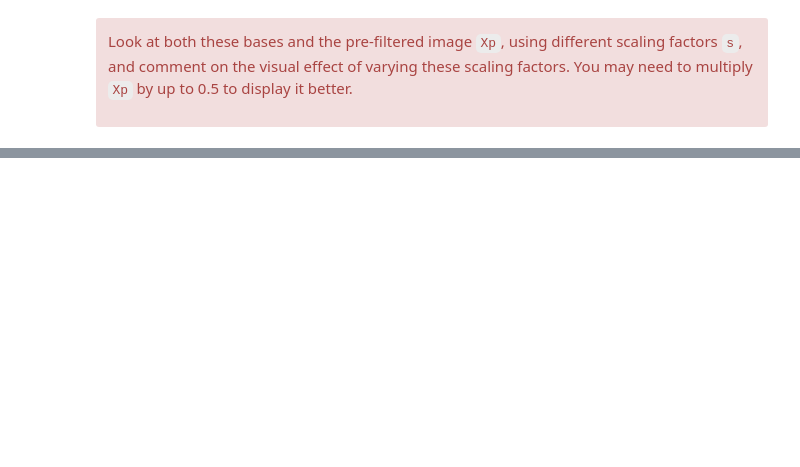
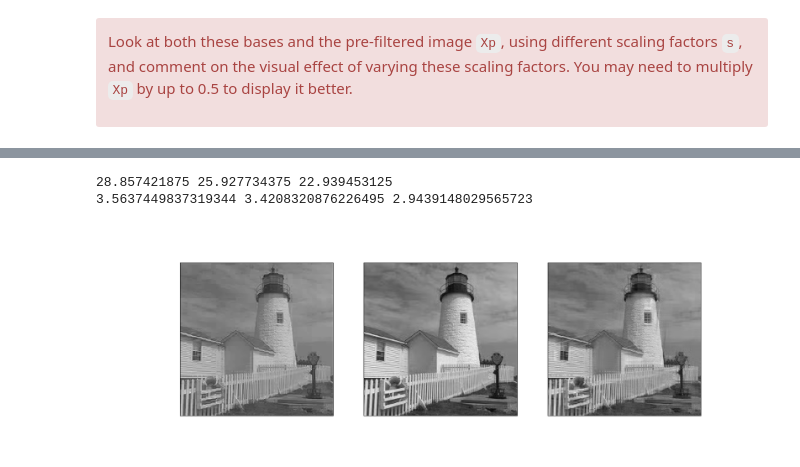
Before and after one commit to edwardtownsend/sf2, a Jupyter notebook: 8-lbt.ipynb, the cells around one changed output, grey strips where cells are left out. Drawn from its saved outputs; the diff is of its cells as text; code cells hidden in the pictures; blank space fills up the shorter version.

```diff
--- a/8-lbt.ipynb
+++ b/8-lbt.ipynb
@@ -307,0 +369,66 @@ careful to match the rms error with a directly quantised image.</div>
+# %%
+# your code here
+"""
+1 Calculate the quantisation step size that gives same rms error as directly quantised image
+2 Regroup Yq with corresponding size N to give Yr and then find entropy ALWAYS using dctbpp(Yr, 16)
+3 Calculate compression ratio
+4 Decode and plot images side by side, with compression ratios as captions
+
+
+"""
+s = np.sqrt(2)
+X_quant = quantise(X, 17)
+X_quant_ent = bpp(X_quant) * X_quant.size
+
+fig, axs = plt.subplots(1, 3, figsize=(18, 6))
+
+# Define the DCT matrices
+C4 = dct_ii(4)
+C8 = dct_ii(8)
+C16 = dct_ii(16)
+
+# Process for C4
+step_size_4 = find_step_equal_rms(X, C4, s)
+Yq_4 = gen_Y_quant_lbt(X, step_size_4, C4, s)
+Yr_4 = regroup(Yq_4, 4)
+Yr_4_ent = dctbpp(Yr_4, 16)
+comp_ratio_4 = X_quant_ent / Yr_4_ent
+
+Z_4 = colxfm(colxfm(Yq_4.T, C4.T).T, C4.T)
+Zp_4 = Z_4.copy()
+Zp_4[:,t] = colxfm(Zp_4[:,t].T, Pr.T).T
+Zp_4[t,:] = colxfm(Zp_4[t,:], Pr.T)
+plot_image(Zp_4, ax=axs[0])
+
+# Process for C8
+step_size_8 = find_step_equal_rms(X, C8, s)
+Yq_8 = gen_Y_quant_lbt(X, step_size_8, C8, s)
+Yr_8 = regroup(Yq_8, 8)
+Yr_8_ent = dctbpp(Yr_8, 16)
+comp_ratio_8 = X_quant_ent / Yr_8_ent
+
+Z_8 = colxfm(colxfm(Yq_8.T, C8.T).T, C8.T)
+Zp_8 = Z_8.copy()
+Zp_8[:,t] = colxfm(Zp_8[:,t].T, Pr.T).T
+Zp_8[t,:] = colxfm(Zp_8[t,:], Pr.T)
+plot_image(Zp_8, ax=axs[1])
+
+# Process for C16
+step_size_16 = find_step_equal_rms(X, C16, s)
+Yq_16 = gen_Y_quant_lbt(X, step_size_16, C16, s)
+Yr_16 = regroup(Yq_16, 16)
+Yr_16_ent = dctbpp(Yr_16, 16)
+comp_ratio_16 = X_quant_ent / Yr_16_ent
+
+Z_16 = colxfm(colxfm(Yq_16.T, C16.T).T, C16.T)
+Zp_16 = Z_16.copy()
+Zp_16[:,t] = colxfm(Zp_16[:,t].T, Pr.T).T
+Zp_16[t,:] = colxfm(Zp_16[t,:], Pr.T)
+plot_image(Zp_16, ax=axs[2])
+
+print(step_size_4, step_size_8, step_size_16)
+print(comp_ratio_4, comp_ratio_8, comp_ratio_16)
+# %% [output]
+28.857421875 25.927734375 22.939453125
+3.5637449837319344 3.4208320876226495 2.9439148029565723
+[figure, added]
```
Also changed, not shown: parts of 8 cells of this notebook, 1 other file.
